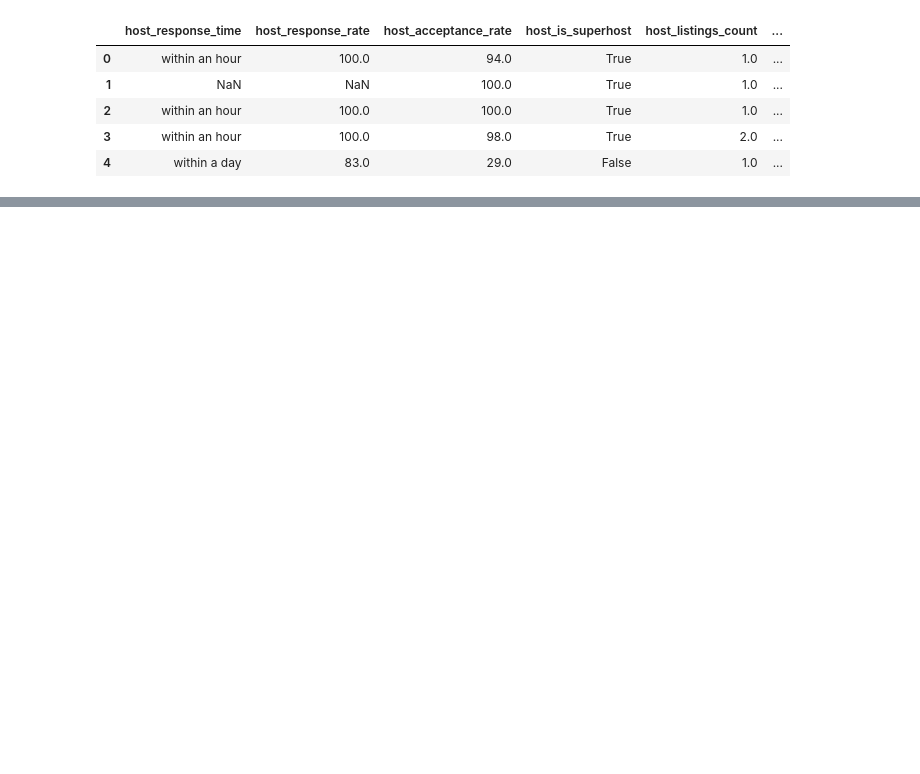
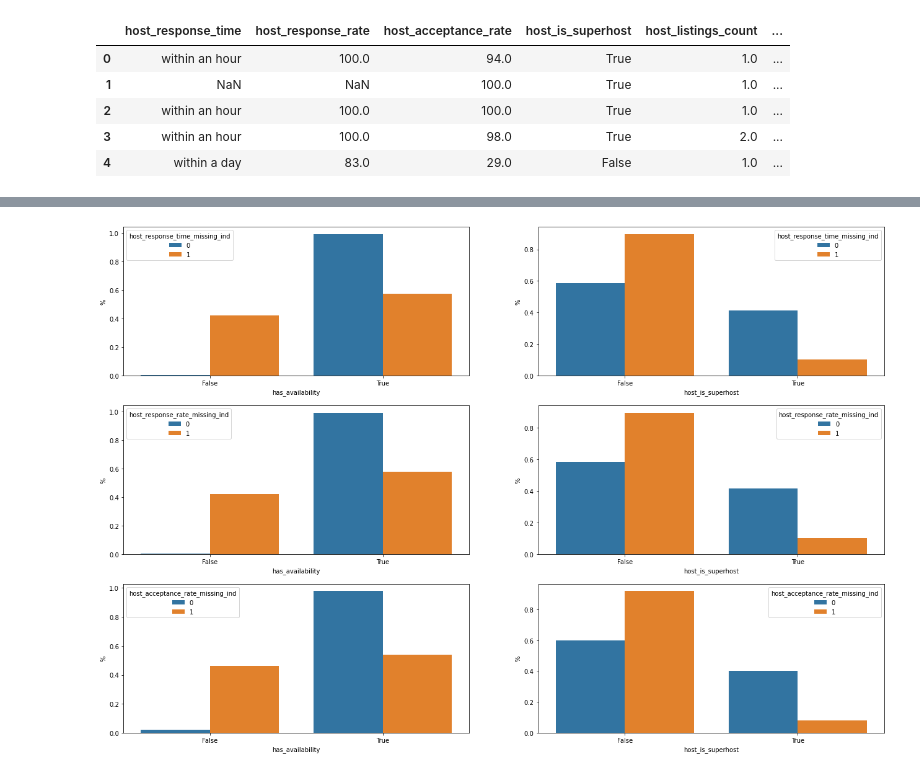
Before and after one commit to donavinlo/airbnb, a Jupyter notebook: airbnb_nashville.ipynb, the cells around one changed output, grey strips where cells are left out. Saved outputs shown, nothing was run; the diff lists cells and outputs as text; code cells hidden in the pictures; blank space fills up the shorter version.

```diff
--- a/airbnb_nashville.ipynb
+++ b/airbnb_nashville.ipynb
@@ -217,0 +382,16 @@ df.head(5)
+# %%
+#plot hist for categorical predictors and % missing
+fig, ax = plt.subplots(3,2, figsize=(22,15))
+missing_host_inds = ['host_response_time_missing_ind', 'host_response_rate_missing_ind', 'host_acceptance_rate_missing_ind']
+pred_host_names = ['has_availability', 'host_is_superhost']
+
+for i in range(len(missing_host_inds)):
+    for j in range(len(pred_host_names)):
+        ind = missing_host_inds[i]
+        compared = pred_host_names[j]
+        crosstab = pd.crosstab(train_df[ind], train_df[compared], normalize='index')
+        crosstab = crosstab.stack().reset_index().rename(columns={0:'%'})
+        sns.barplot(x=compared, y='%', hue=ind, data=crosstab, ax=ax[i,j])
+# missing_data_dif(missing_host_inds, pred_host_names)
+# %% [output]
+[figure, added]
```
Also changed, not shown: parts of 61 cells of this notebook.
